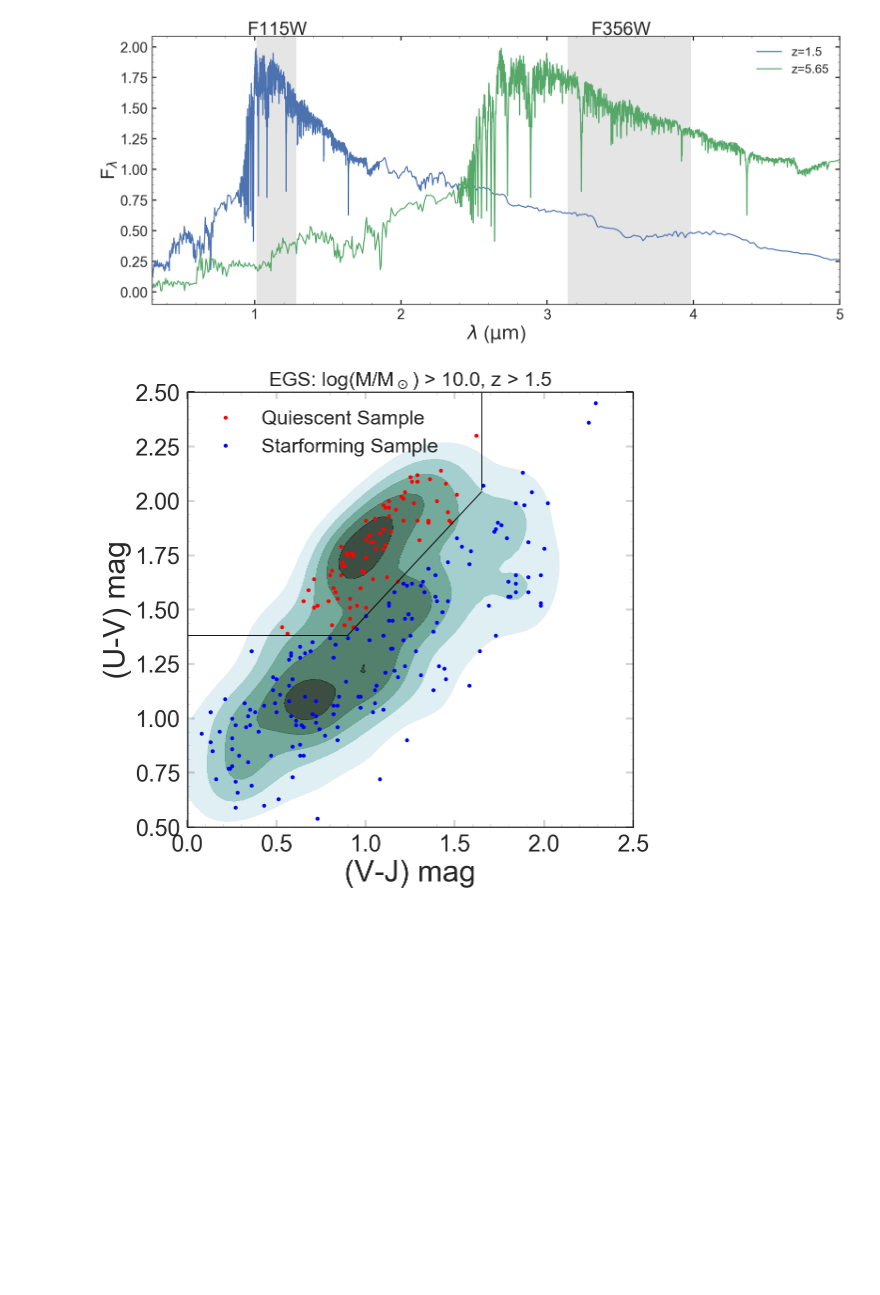
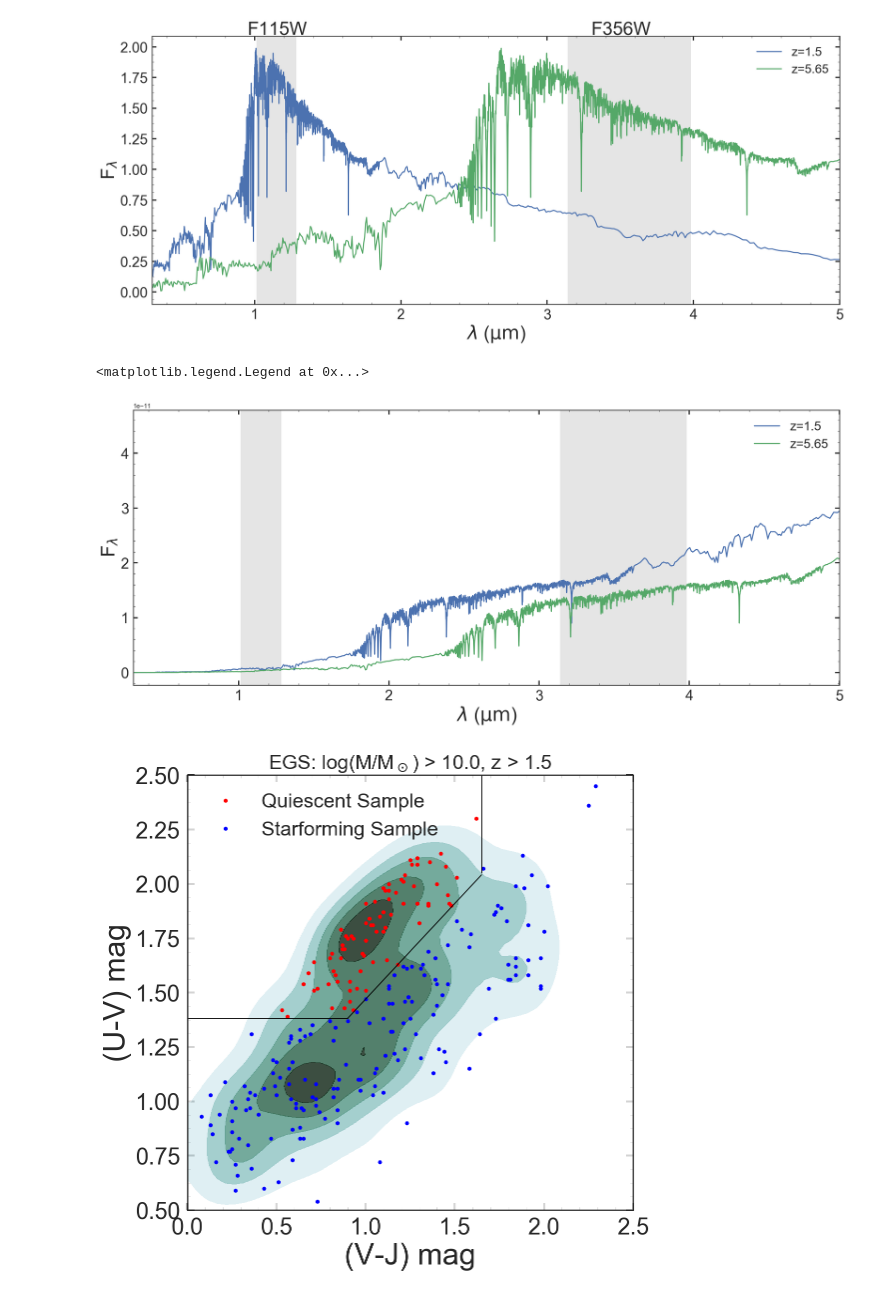
Before and after one commit to Vince-ec/JWST_proposal, a Jupyter notebook: source_find.ipynb, the cells around one changed output. Drawn from its saved outputs; the diff is of its cells as text; code cells hidden in the pictures; blank space fills up the shorter version.

```diff
--- a/source_find.ipynb
+++ b/source_find.ipynb
@@ -274,7 +273,7 @@ plt.hist(sampleDF['photz'])
  <a list of 10 Patch objects>)
 [figure]
 # %%
-wv,fl = np.load('/Users/Vince.ec/fsps_models_for_fit/fsps_spec/m0.019_a1.0_dt8.0_spec.npy')
+wv,fl = np.load('/Users/vestrada/fsps_models_for_fit/fsps_spec/m0.019_a1.0_dt8.0_spec.npy')
 # %%
 plt.figure(figsize=[20,8])
 plt.plot(wv*(1+1.5)*1E-4,fl*1E4,label = 'z=1.5')
@@ -292,6 +291,22 @@ plt.text(3.3,2.1,'F356W',fontsize=30)
 plt.savefig('spec.png',bbox_inches='tight')
 # %% [output]
 [figure]
+# %%
+plt.figure(figsize=[20,8])
+plt.plot(wv*(1+3.9)*1E-4,wv**2/3E18*fl*1E4,label = 'z=1.5')
+plt.plot(wv*(1+5.6)*1E-4,wv**2/3E18*fl*1E4,label = 'z=5.65')
+plt.axvspan(1.013, 1.282, color='k', alpha=.1)
+plt.axvspan(3.14, 3.98, color='k', alpha=.1)
+plt.xlim(.3,5)
+plt.xlabel('$\lambda$ ($\\rm \mu m$)',fontsize=30)
+plt.ylabel('F$_\lambda$',fontsize=30)
+plt.tick_params(axis='both', which='major', labelsize=23,length = 7, width=2)
+plt.legend(fontsize=20)
+# plt.text(.95,2.1,'F115W',fontsize=30)
+# plt.text(3.3,2.1,'F356W',fontsize=30)
+# %% [output]
+<matplotlib.legend.Legend at 0x...>
+[figure, added]
 # %%
 plt.figure(figsize=[8,8])
 sea.kdeplot(uvjDF['v-j'],uvjDF['u-v'],n_levels = 7,alpha = .8,shade=True,cmap=cmap,kernel= 'epa',zorder=1,
```
Also changed, not shown: parts of 4 cells of this notebook, 1 other file.
